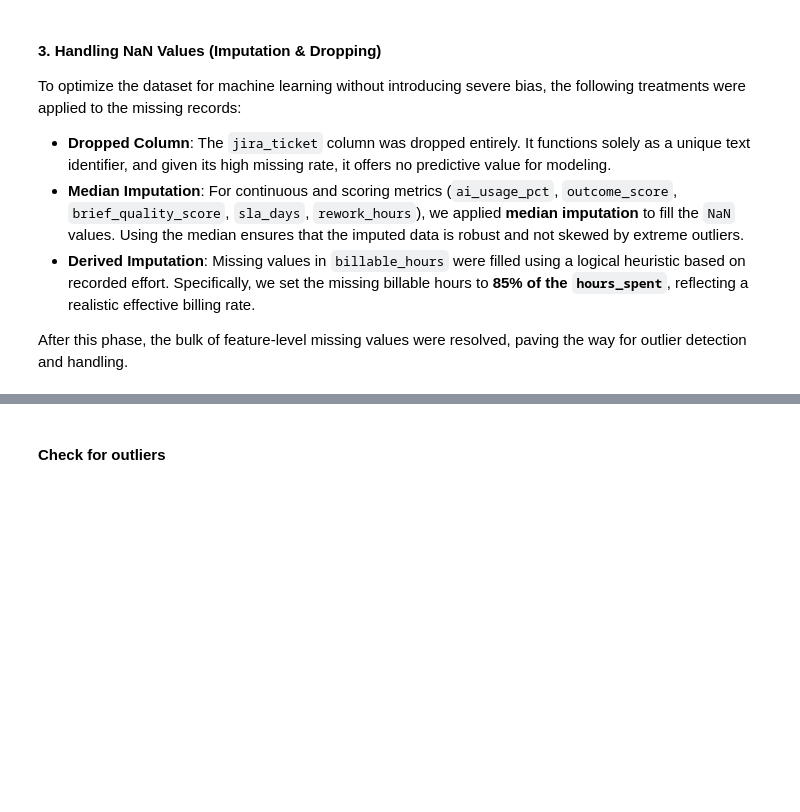
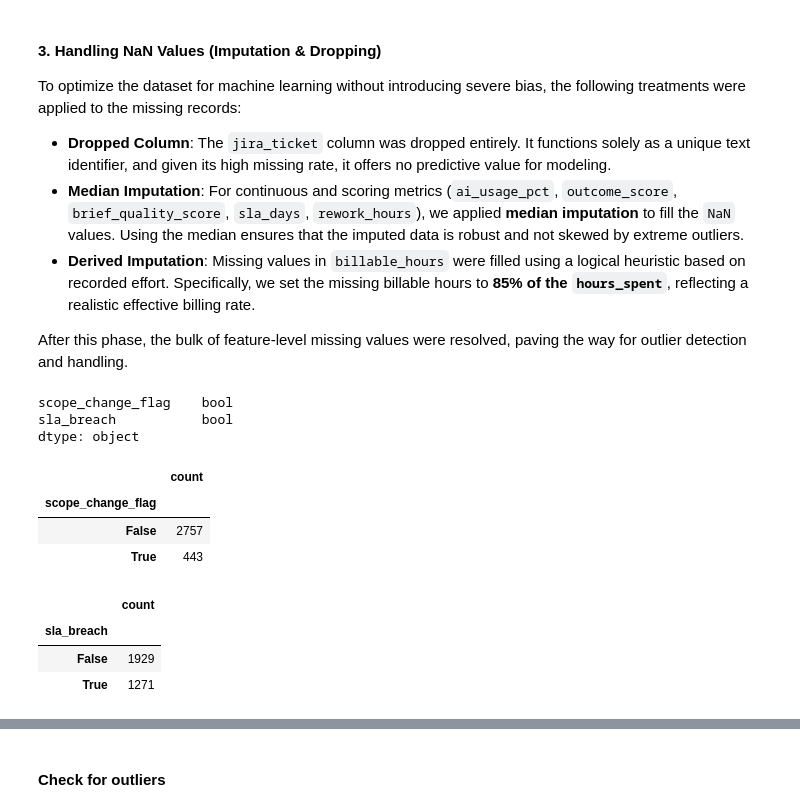
Before and after one commit to andreamammano89-maker/ML_Project_SEA_815441, a Jupyter notebook: main.ipynb, the cells around one changed output, grey strips where cells are left out. Drawn from its saved outputs; the diff is of its cells as text; code cells hidden in the pictures; blank space fills up the shorter version.

```diff
--- a/main.ipynb
+++ b/main.ipynb
@@ -561,3 +565,23 @@ To optimize the dataset for machine learning without introducing severe bias, th
 - **Derived Imputation**: Missing values in `billable_hours` were filled using a logical heuristic based on recorded effort. Specifically, we set the missing billable hours to **85% of the `hours_spent`**, reflecting a realistic effective billing rate.
 
 After this phase, the bulk of feature-level missing values were resolved, paving the way for outlier detection and handling.
+# %%
+df_productivity['scope_change_flag'] = df_productivity['scope_change_flag'].astype(bool)
+df_productivity['sla_breach']        = df_productivity['sla_breach'].astype(bool)
+
+# Verify
+print(df_productivity[['scope_change_flag', 'sla_breach']].dtypes)
+display(df_productivity["scope_change_flag"].value_counts().to_frame())
+display(df_productivity["sla_breach"].value_counts().to_frame())
+# %% [output]
+scope_change_flag    bool
+sla_breach           bool
+dtype: object
+|  | count |
+| scope_change_flag |  |
+| False | 2757 |
+| True | 443 |
+|  | count |
+| sla_breach |  |
+| False | 1929 |
+| True | 1271 |
```
Also changed, not shown: parts of 8 cells of this notebook.
